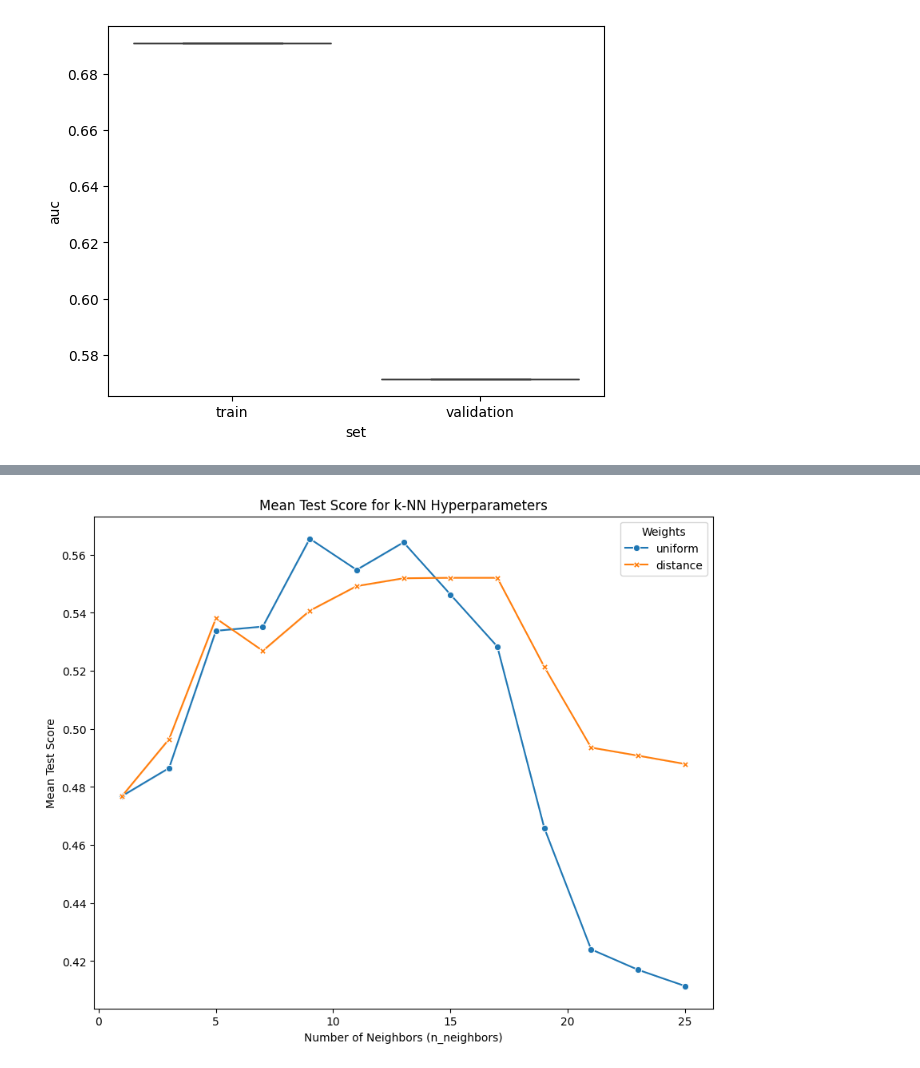
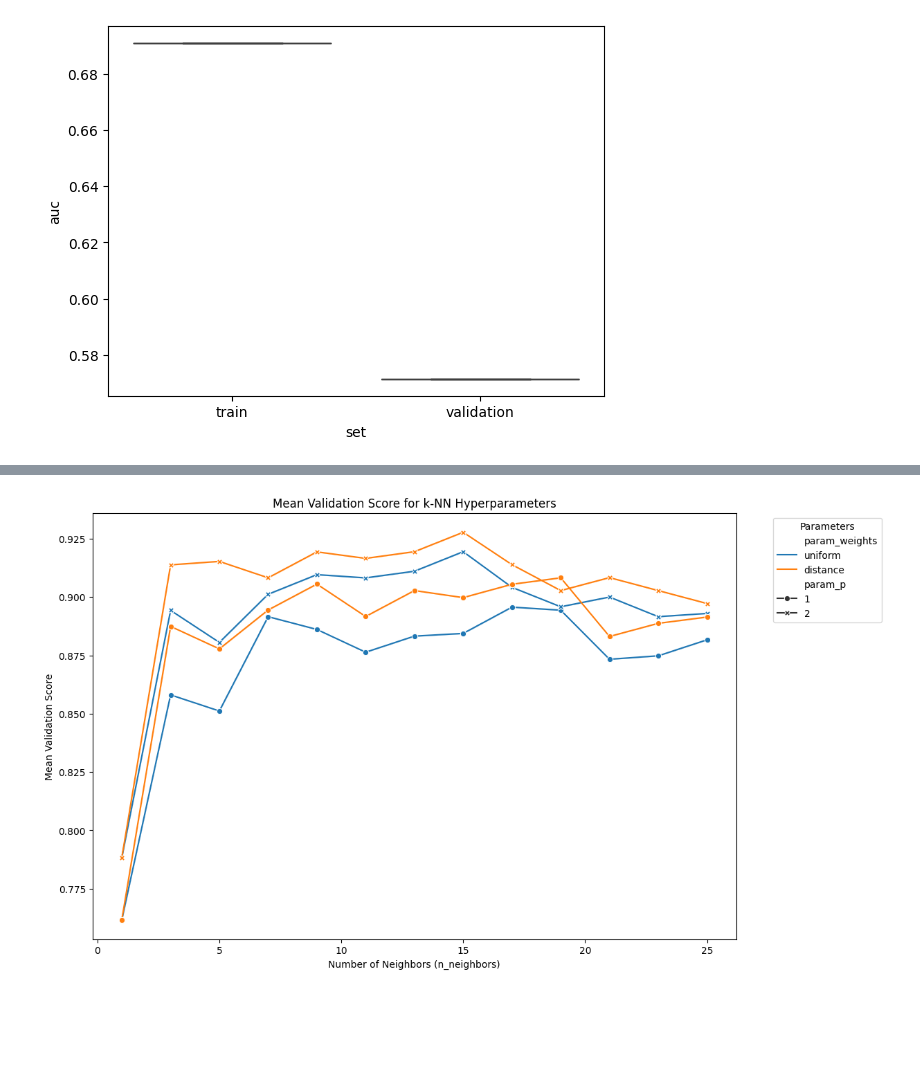
Before and after one commit to folkertj00/liver_learning, a Jupyter notebook: assignment.ipynb, the cells around one changed output, grey strips where cells are left out. Cells and saved outputs as stored; diff of their text form; code cells hidden in the pictures; blank space fills up the shorter version.

```diff
--- a/assignment.ipynb
+++ b/assignment.ipynb
@@ -204,6 +207,8 @@ X_val_pca = pca.transform(X_val_scaled)
 X_test_pca = pca.transform(X_test_scaled)
 
 y_train_list = y_train['label'].tolist()
+y_val_list = y_val['label'].values
 print(y_train_list)
+print(X_train_pca)
 # %% [output]
 [0, 1, 1, 0, 1, 0, 1, 0, 0, 1, 1, 1, 0, 0, 0, 1, 1, 1, 1, 1, 1, 1, 0, 1, 1, 1, 1, 1, 0, 1, 0, 1, 0, 0, 1, 0, 0, 1, 1, 1, 1, 1, 1, 0, 0, 0, 1, 1, 0, 0, 1, 1, 0, 1, 1, 0, 0, 0, 1, 0, 1, 1, 1, 0, 1, 0, 0 ...
@@ -462,10 +545,29 @@ uniform
 # %%
+from sklearn.metrics import roc_auc_score
+
 # Define parameter grid
 param_grid = {
     'n_neighbors': list(range(1, 26, 2)),
     'weights': ['uniform', 'distance'],
-    'algorithm': ['brute', 'ball_tree', 'kd_tree']
+    'algorithm': ['brute', 'ball_tree', 'kd_tree'],
+    'p': [1,2]
 }
+
+#y_val = y_val['label'].values
+#y_train = y_train['label'].values
+
+## Choose Feature selection method PCA/LASSO
+# X_train_knn = X_train_pca
+# y_train_knn = y_train_list
+
+# X_val_knn = X_val_pca
+# y_val_knn = y_val_list
+
+X_train_knn = X_train_lasso
+y_train_knn = y_train_lasso.flatten()
+
+X_val_knn = X_val_lasso
+y_val_knn = y_val_lasso.flatten()
 
 # Initialize a kNN classifier
 knn = KNeighborsClassifier()
@@ -473,18 +575,23 @@ knn = KNeighborsClassifier()
 # Perform grid search with cross-validation
 cv = StratifiedKFold(n_splits=10)
 grid_search = GridSearchCV(knn, param_grid, cv=cv, scoring='roc_auc')
-grid_search.fit(X_train_pca, y_train)
+grid_search.fit(X_train_knn, y_train_knn)
 
 # Best hyperparameters
 print("Best parameters:", grid_search.best_params_)
 
 # Re-train the model with the best parameters
 best_knn = KNeighborsClassifier(**grid_search.best_params_)
-best_knn.fit(X_train_pca, y_train)
+best_knn.fit(X_train_knn, y_train_knn)
 
-# Evaluate the model
-y_pred = best_knn.predict(X_val_pca)
-accuracy = accuracy_score(y_val, y_pred)
+# Evaluate the model training
+y_pred1 = best_knn.predict(X_train_knn)
+accuracy = accuracy_score(y_train_knn, y_pred1)
+print(f"training Accuracy: {accuracy}")
+
+# Evaluate the model validation
+y_pred = best_knn.predict(X_val_knn)
+accuracy = accuracy_score(y_val_knn, y_pred)
 print(f"Validation Accuracy: {accuracy}")
 
 ## Visualize results
@@ -492,27 +599,37 @@ print(f"Validation Accuracy: {accuracy}")
 results_df = pd.DataFrame(grid_search.cv_results_)
 
 # Focus on relevant columns
-relevant_columns = ['param_n_neighbors', 'param_weights', 'mean_test_score']
+relevant_columns = ['param_n_neighbors', 'param_weights', 'param_p', 'mean_test_score']
 results_df = results_df[relevant_columns]
-print(results_df)
 
 # Create the plot
-plt.figure(figsize=(10, 8))
-seaborn.lineplot(data=results_df, x='param_n_neighbors', y='mean_test_score', hue='param_weights', style='param_weights', markers=True, dashes=False)
-plt.title('Mean Test Score for k-NN Hyperparameters')
+plt.figure(figsize=(12, 8))
+
+# Using lineplot to visualize the mean validation score for each combination
+seaborn.lineplot(data=results_df, x='param_n_neighbors', y='mean_test_score',
+             hue='param_weights', style='param_p', markers=True, dashes=False)
+
+plt.title('Mean Validation Score for k-NN Hyperparameters')
 plt.xlabel('Number of Neighbors (n_neighbors)')
-plt.ylabel('Mean Test Score')
-plt.legend(title='Weights')
+plt.ylabel('Mean Validation Score')
+plt.legend(title='Parameters', bbox_to_anchor=(1.05, 1), loc=2)
+
 plt.show()
 
-# # Pivot the DataFrame to create a matrix-like format where rows are n_neighbors, columns are weights, and values are mean_test_score
-# pivot_table = results_df.pivot(index='param_n_neighbors', columns='param_weights', values='mean_test_score')
+# # Filter the DataFrame for one type of weight to simplify the heatmap
+# uniform_results_df = results_df[results_df['param_weights'] == 'uniform']
+
+# # Aggregate the results to avoid duplicates: here we're taking the mean of the scores
+# agg_results_df = uniform_results_df.groupby(['param_n_neighbors', 'param_p'])['mean_test_score'].mean().reset_index()
+
+# # Pivot the data to prepare for the heatmap
+# pivot_df = uniform_results_df.pivot(index='param_n_neighbors', columns='param_p', values='mean_test_score')
 
 # # Create the heatmap
 # plt.figure(figsize=(10, 8))
-# seaborn.heatmap(pivot_table, annot=True, fmt=".3f", linewidths=.5, cmap="YlGnBu")
-# plt.title('k-NN Hyperparameter Optimization Results')
-# plt.xlabel('Weights')
+# sns.heatmap(pivot_df, annot=True, fmt=".3f", cmap="viridis")
+# plt.title('Heatmap of Mean Validation Score for k-NN (Weights: Uniform)')
+# plt.xlabel('p value')
 # plt.ylabel('Number of Neighbors (n_neighbors)')
 # plt.show()
 # %% [output]
@@ -535 +639 @@ Validation Accuracy: 0.6551724137931034
-[figure, old version]
+[figure, new version]
```
Also changed, not shown: parts of 9 cells of this notebook.
